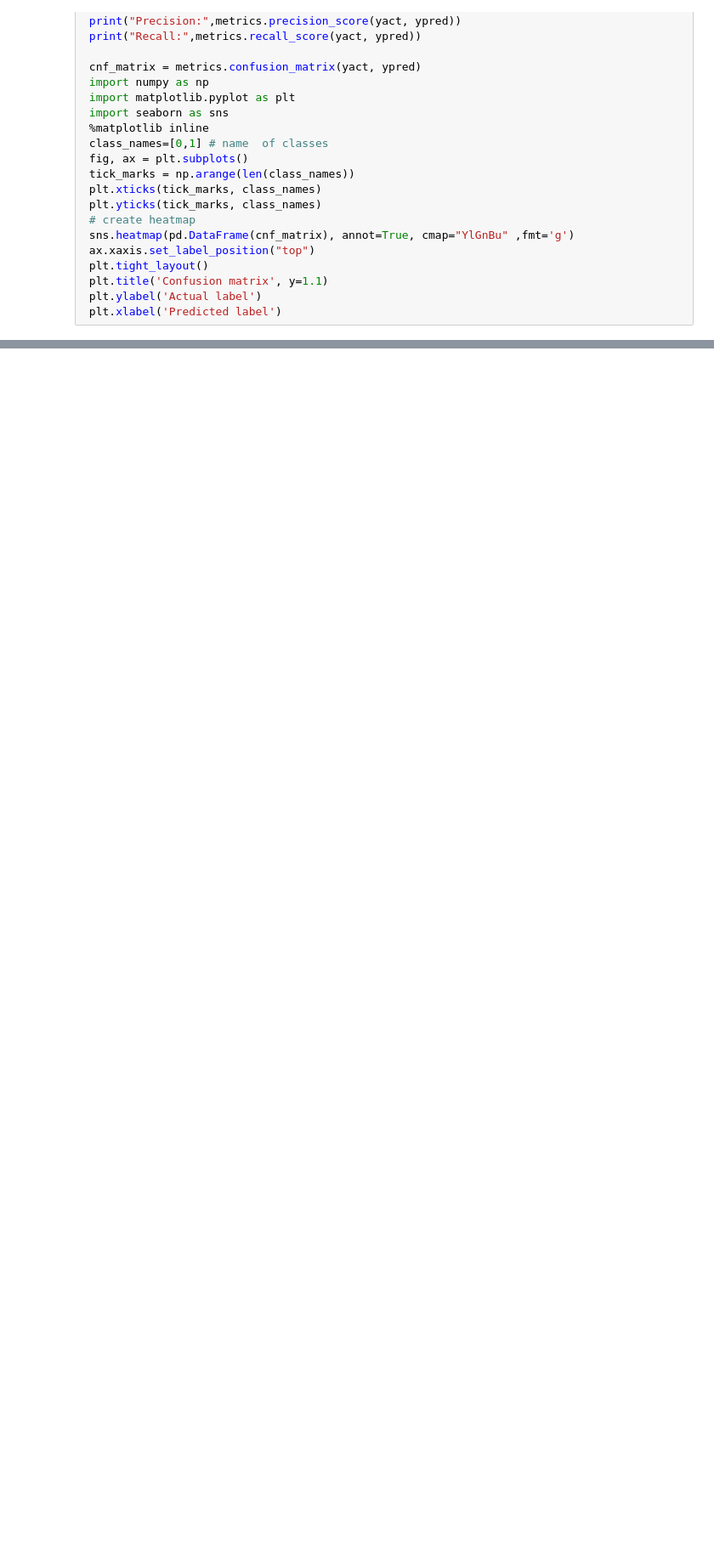
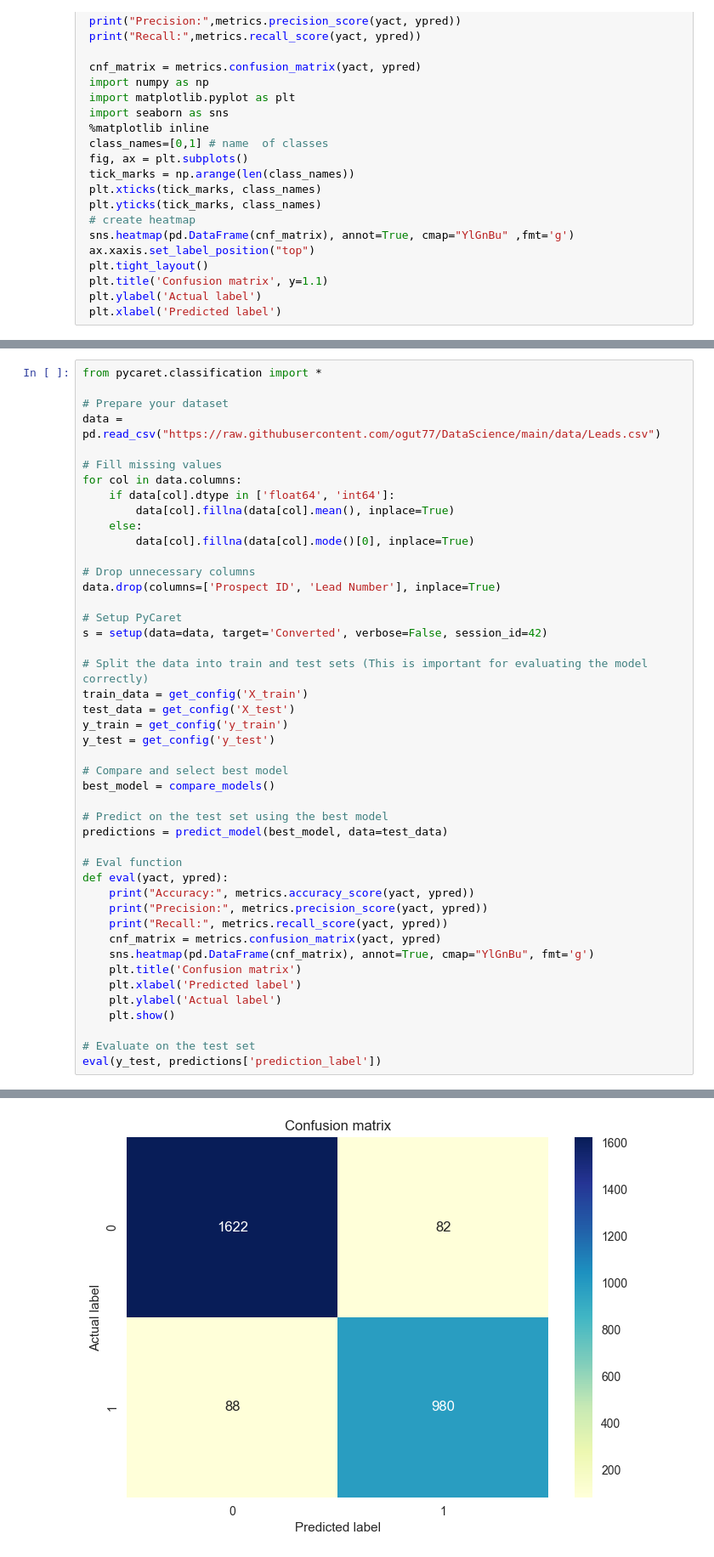
Before and after one commit to gulshan18090/Data-Science-Course, a Jupyter notebook: Homework8V5.ipynb, the cells around one changed output, grey strips where cells are left out. Shown at 85% size. Drawn from its saved outputs; the diff is of its cells as text; blank space fills up the shorter version.

```diff
--- a/Homework8V5.ipynb
+++ b/Homework8V5.ipynb
@@ -103,0 +171,46 @@ def eval(yact,ypred):
+# %%
+from pycaret.classification import *
+
+# Prepare your dataset
+data = pd.read_csv("https://raw.githubusercontent.com/ogut77/DataScience/main/data/Leads.csv")
+
+# Fill missing values
+for col in data.columns:
+    if data[col].dtype in ['float64', 'int64']:
+        data[col].fillna(data[col].mean(), inplace=True)
+    else:
+        data[col].fillna(data[col].mode()[0], inplace=True)
+
+# Drop unnecessary columns
+data.drop(columns=['Prospect ID', 'Lead Number'], inplace=True)
+
+# Setup PyCaret
+s = setup(data=data, target='Converted', verbose=False, session_id=42)
+
+# Split the data into train and test sets (This is important for evaluating the model correctly)
+train_data = get_config('X_train')
+test_data = get_config('X_test')
+y_train = get_config('y_train')
+y_test = get_config('y_test')
+
+# Compare and select best model
+best_model = compare_models()
+
+# Predict on the test set using the best model
+predictions = predict_model(best_model, data=test_data)
+
+# Eval function
+def eval(yact, ypred):
+    print("Accuracy:", metrics.accuracy_score(yact, ypred))
+    print("Precision:", metrics.precision_score(yact, ypred))
+    print("Recall:", metrics.recall_score(yact, ypred))
+    cnf_matrix = metrics.confusion_matrix(yact, ypred)
+    sns.heatmap(pd.DataFrame(cnf_matrix), annot=True, cmap="YlGnBu", fmt='g')
+    plt.title('Confusion matrix')
+    plt.xlabel('Predicted label')
+    plt.ylabel('Actual label')
+    plt.show()
+
+# Evaluate on the test set
+eval(y_test, predictions['prediction_label'])
+# %% [output]
@@ -103,0 +240 @@ def eval(yact,ypred):
+[figure, added]
```
Also changed, not shown: parts of 8 cells of this notebook.
